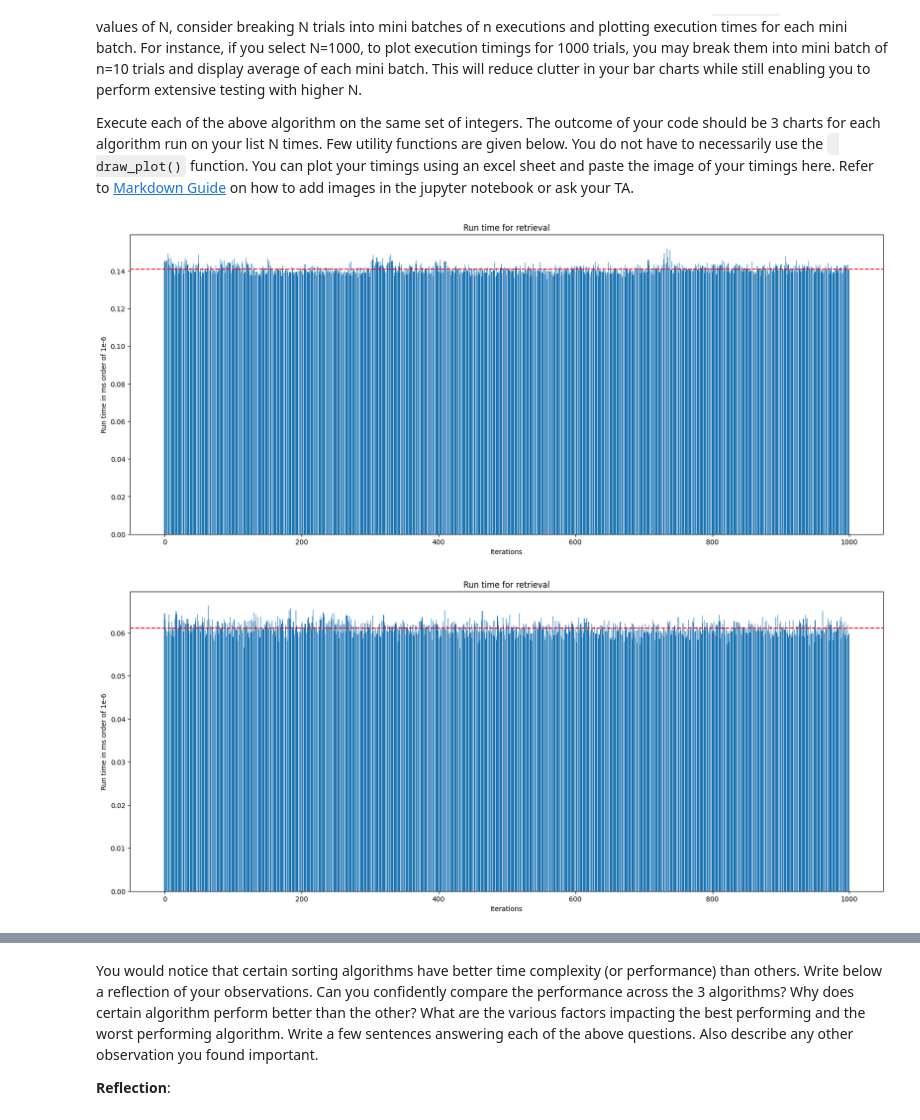
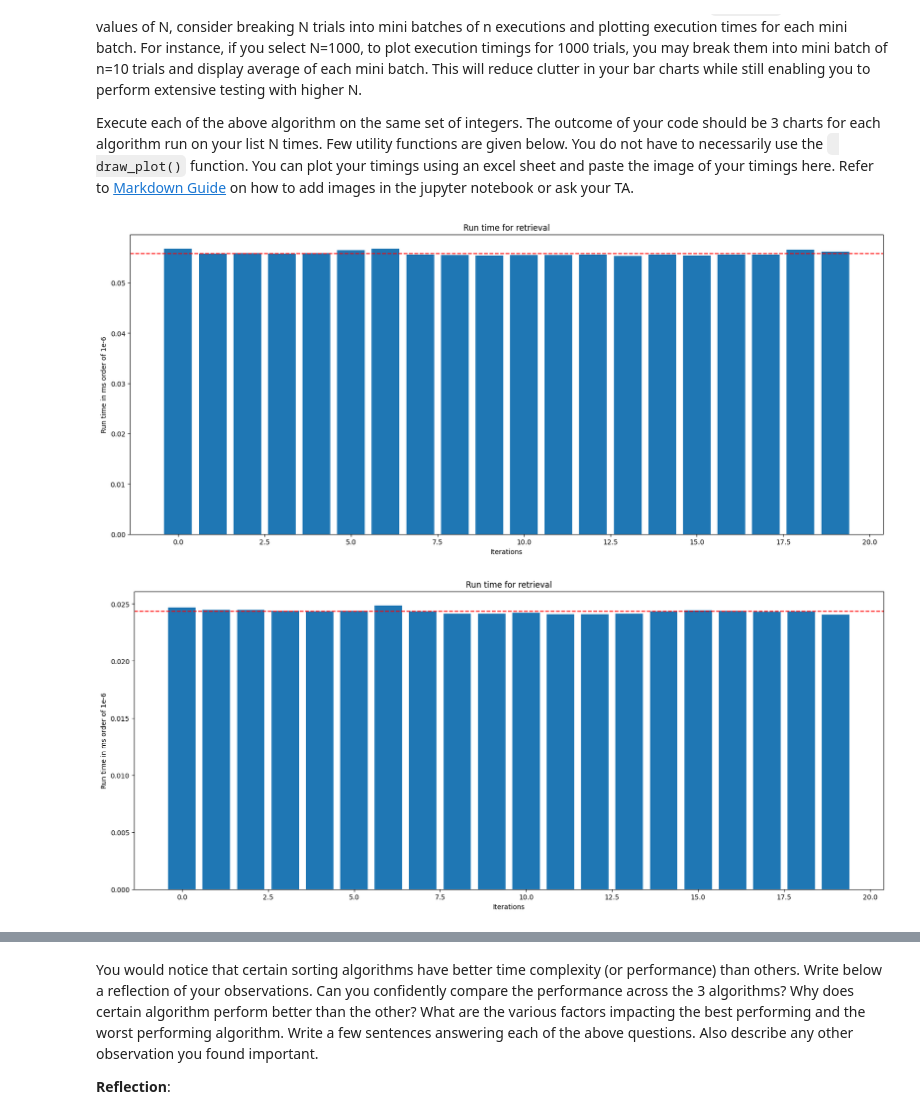
Before and after one commit to scythemenace/CS2XC3_algorithms_research, a Jupyter notebook: Lab 2/Lab_II.ipynb, the cells around one changed output, grey strips where cells are left out. Cells and saved outputs as stored; diff of their text form; code cells hidden in the pictures.

```diff
--- a/Lab 2/Lab_II.ipynb
+++ b/Lab 2/Lab_II.ipynb
@@ -108,47 +108,59 @@ def draw_plot(run_arr):
     plt.show()
 # %%
 ### Bubble sort experiment code goes here
-
 def bubble_sort_experiment(N, list_length, max_value):
     timings = []
-    for _ in range(N):
-        custom_list = create_custom_list(list_length, max_value)
-        start_time = time.time()
-        bubble_sort = BubbleSort(custom_list)
-        bubble_sort.sort()
-        end_time = time.time()
-        execution_time = end_time - start_time
-        timings.append(execution_time)
+
+    batches_bubble = N // 500
+    for _ in range(batches_bubble):
+        batch_timings_bubble = []
+        for _ in range(100):
+            custom_list = create_custom_list(list_length, max_value)
+            start_time = time.time()
+            bubble_sort = BubbleSort(custom_list)
+            bubble_sort.sort()
+            end_time = time.time()
+            execution_time = end_time - start_time
+            batch_timings_bubble.append(execution_time)
+
+        average_time = np.mean(batch_timings_bubble)
+        timings.append(average_time)
 
     draw_plot(timings)
 
-N = 1000
+N = 10000
 list_length = 1000
 max_value = 1000
 bubble_sort_experiment(N, list_length, max_value)
 # %% [output]
-[figure, old version]
+[figure, new version]
 # %%
 ### Insertion sort experiment code goes here
 def insertion_sort_experiment(N, list_length, max_value):
     timings = []
-    for _ in range(N):
-        custom_list = create_custom_list(list_length, max_value)
-        start_time = time.time()
-        bubble_sort = InsertionSort(custom_list)
-        bubble_sort.sort()
-        end_time = time.time()
-        execution_time = end_time - start_time
-        timings.append(execution_time)
+    batches_insertion = N // 500
+    for _ in range(batches_insertion):
+        batch_timings_insertion = []
+        for _ in range(100):
+            custom_list = create_custom_list(list_length, max_value)
+            start_time = time.time()
+            insertion_sort = InsertionSort(custom_list)
+            insertion_sort.sort()
+            end_time = time.time()
+            execution_time = end_time - start_time
+            batch_timings_insertion.append(execution_time)
+
+        average_time = np.mean(batch_timings_insertion)
+        timings.append(average_time)
 
     draw_plot(timings)
 
-N = 1000
+N = 10000
 list_length = 1000
 max_value = 1000
 insertion_sort_experiment(N, list_length, max_value)
 # %% [output]
-[figure, old version]
+[figure, new version]
 # %%
 ### Selection sort experiment code goes here
 def selection_sort_experiment(N, list_length, max_value):
```
Also changed, not shown: parts of 19 cells of this notebook.
